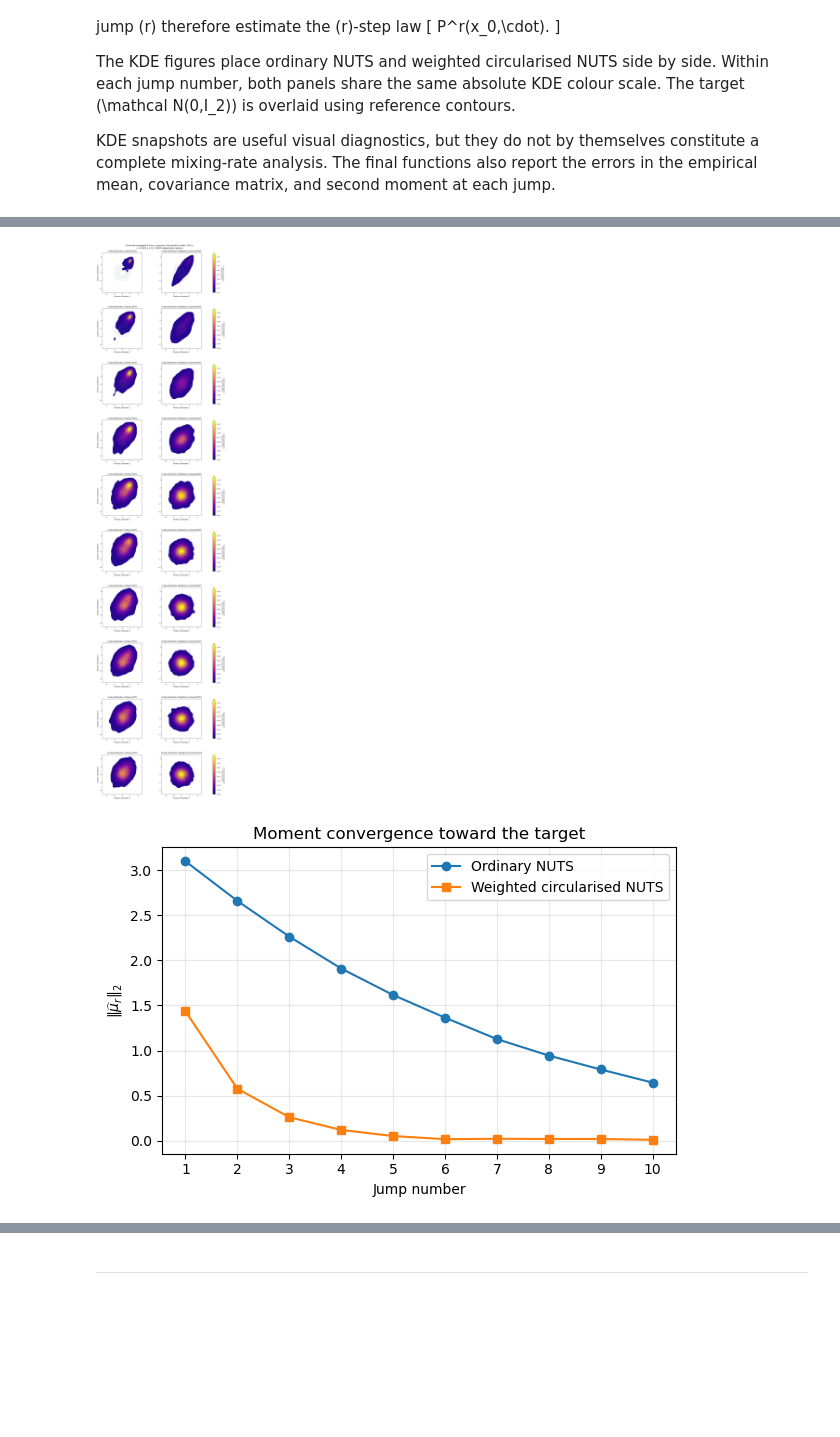
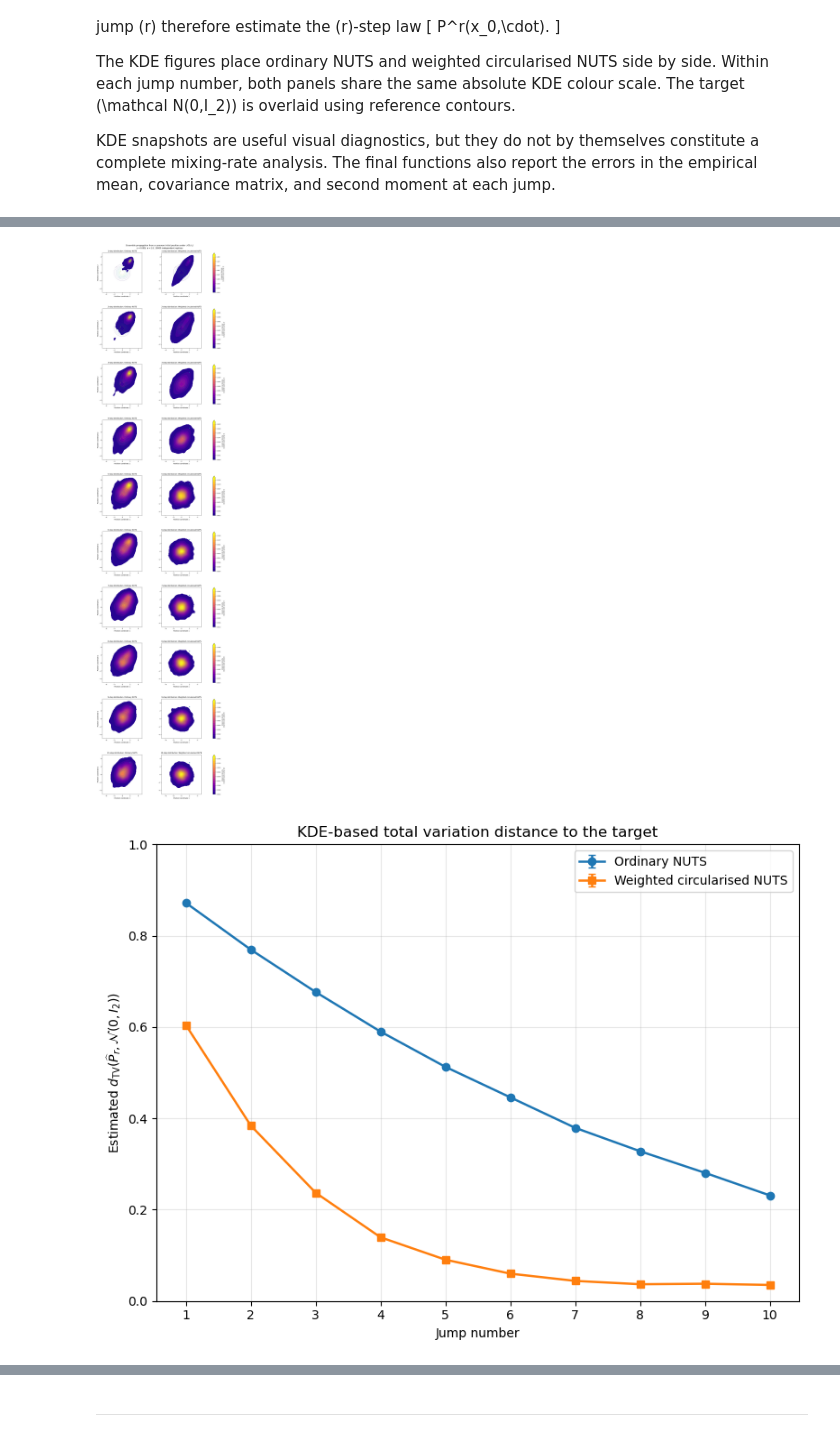
Before and after one commit to PZhou114/NUTS_simulation, a Jupyter notebook: weighted_circularisation_NUTS_optimised.ipynb, the cells around one changed output, grey strips where cells are left out. Cells and saved outputs as stored; diff of their text form; code cells hidden in the pictures; blank space fills up the shorter version.

```diff
--- a/weighted_circularisation_NUTS_optimised.ipynb
+++ b/weighted_circularisation_NUTS_optimised.ipynb
@@ -2770,6 +3083,7 @@ def plot_n_step_moment_diagnostics(result):
 # Set this flag to True to run the ensemble mixing experiment.
 # With 10,000 replicas and 10 jumps, ordinary NUTS may take some time.
 RUN_N_STEP_MIXING = True
+RUN_TV_DIAGNOSTICS = True
 
 if RUN_N_STEP_MIXING:
     n_step_result = sample_n_step_ensembles(
@@ -2782,36 +3096,39 @@ if RUN_N_STEP_MIXING:
         seed=2026,
     )
 
     # Five compact figures are produced, each containing two jump numbers.
     # For every row, ordinary and circularised NUTS use a common KDE scale.
     n_step_kde_result = plot_n_step_kde_comparison(
         n_step_result,
         jump_numbers=range(1, 11),
         plot_range=((-5, 5), (-5, 5)),
         gridsize=120,
         kde_max_points=2500,
         kde_levels=18,
         kde_bw_adjust=1.2,
         density_threshold=0.01,
         rows_per_figure=10,
         figure_width=12,
         row_height=5,
         scale_mode="per_jump",
         show_target=True,
     )
 
-    n_step_diagnostic_result = plot_n_step_moment_diagnostics(
+
+if RUN_TV_DIAGNOSTICS:
+    tv_result = plot_n_step_kde_tv_diagnostics(
         n_step_result
     )
 
     print(
-        "Circularised stopping information:",
-        n_step_result["circularised_info"],
+        "Ordinary NUTS TV distances:",
+        tv_result["diagnostics"]["ordinary"],
     )
+
     print(
-        "Mean ordinary K* at each jump:",
-        np.mean(n_step_result["ordinary_K"], axis=1),
+        "WC-NUTS TV distances:",
+        tv_result["diagnostics"]["circularised"],
     )
 # %% [output]
 [figure]
-[figure, old version]
+[figure, new version]
```
Also changed, not shown: parts of 4 cells of this notebook.
